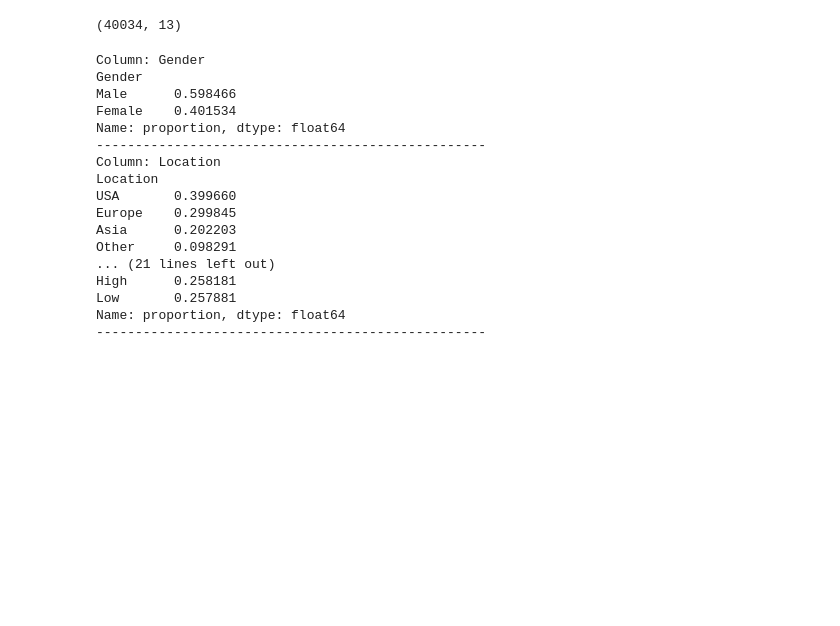
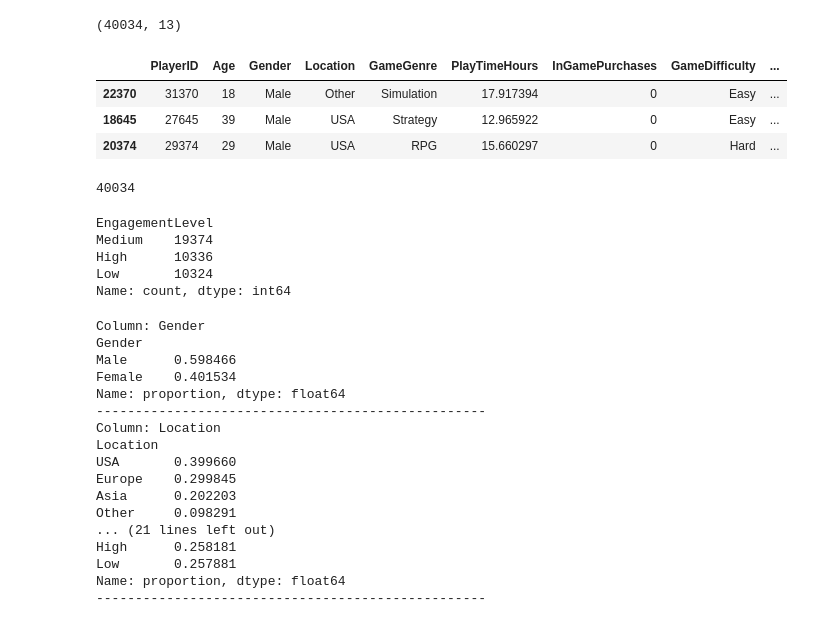
Before and after one commit to mkk4726/mobile-marketing-analytics-ml, a Jupyter notebook: notebooks/predict-online-gaming-behavior.ipynb, the cells around one changed output. Drawn from its saved outputs; the diff is of its cells as text; code cells hidden in the pictures; blank space fills up the shorter version.

```diff
--- a/notebooks/predict-online-gaming-behavior.ipynb
+++ b/notebooks/predict-online-gaming-behavior.ipynb
@@ -1,25 +248,35 @@
 # %%
 # Install: pip install kagglehub[pandas-datasets]
 
 import kagglehub
 from kagglehub import KaggleDatasetAdapter
 import warnings
 warnings.filterwarnings('ignore')
-
-# 파일명 명시
-file_path = "online_gaming_behavior_dataset.csv"
-
-# 데이터 로드
 df = kagglehub.load_dataset(
     KaggleDatasetAdapter.PANDAS,
     "rabieelkharoua/predict-online-gaming-behavior-dataset",
-    file_path,
+    "online_gaming_behavior_dataset.csv",
 )
-
-# print(df.head())
 print(df.shape)
+df.sample(3)
 # %% [output]
 (40034, 13)
+|  | PlayerID | Age | Gender | Location | GameGenre | PlayTimeHours | InGamePurchases | GameDifficulty | ... |
+| 22370 | 31370 | 18 | Male | Other | Simulation | 17.917394 | 0 | Easy | ... |
+| 18645 | 27645 | 39 | Male | USA | Strategy | 12.965922 | 0 | Easy | ... |
+| 20374 | 29374 | 29 | Male | USA | RPG | 15.660297 | 0 | Hard | ... |
+# %%
+df['PlayerID'].nunique()
+# %% [output]
+40034
+# %%
+df['EngagementLevel'].value_counts()
+# %% [output]
+EngagementLevel
+Medium    19374
+High      10336
+Low       10324
+Name: count, dtype: int64
 # %%
 # 연속형이 아닌(범주형) 피처만 모두 출력
 categorical_cols = df.select_dtypes(exclude=['number']).columns
```
Also changed, not shown: parts of 7 cells of this notebook, 1 other file.
